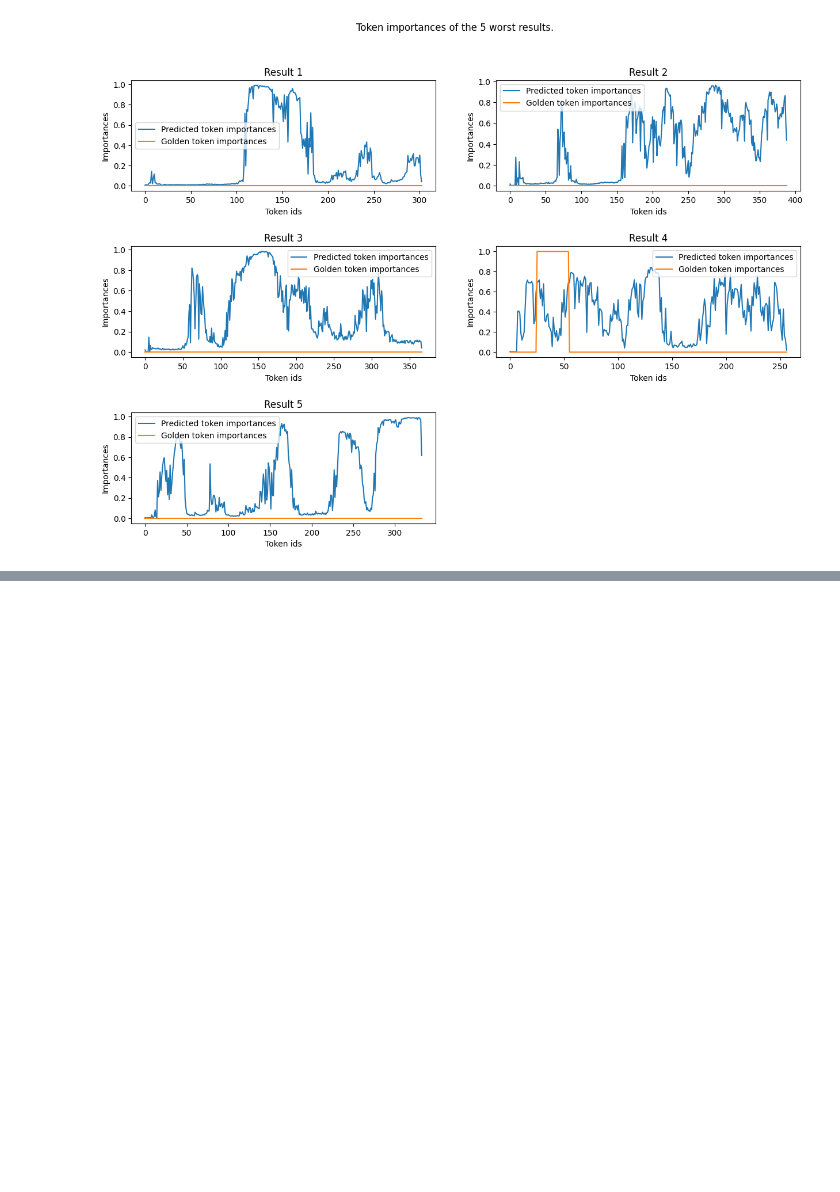
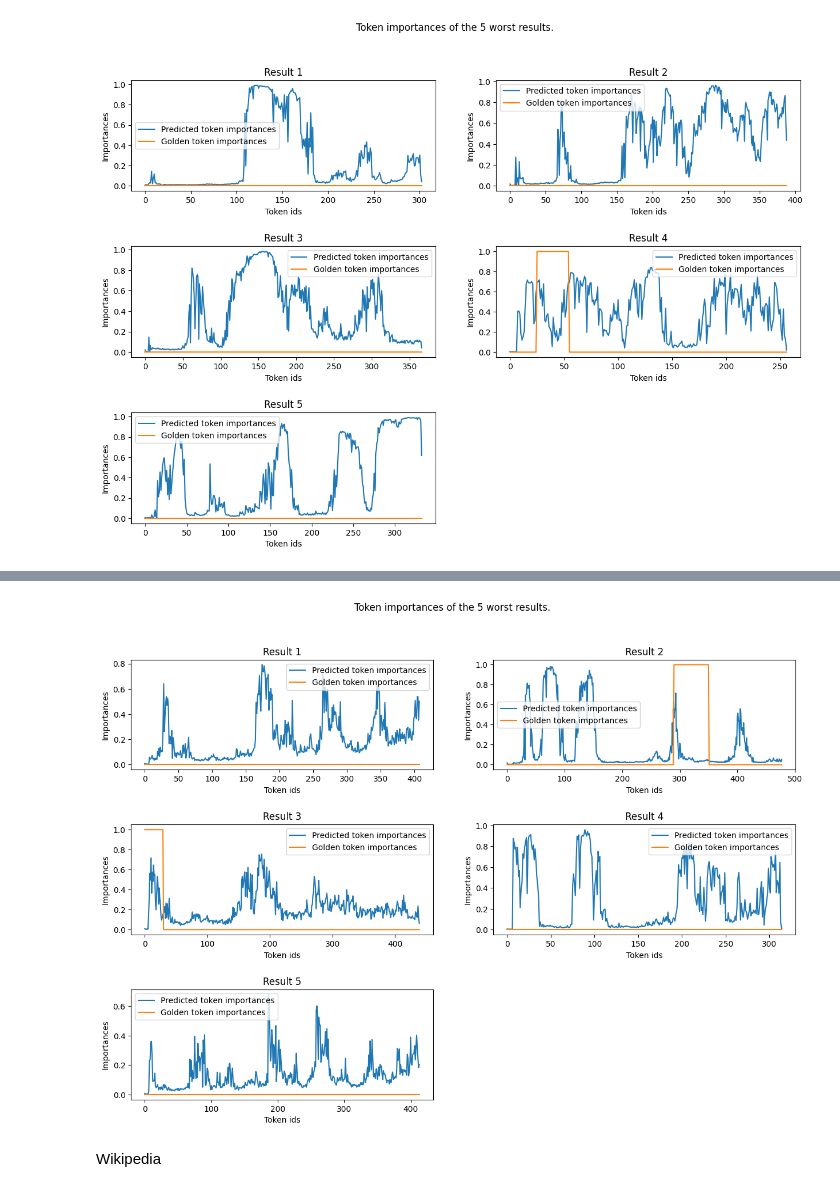
Before and after one commit to RiccardoSpolaor/Question-Answering, a Jupyter notebook: main_trainer_redone.ipynb, the cells around one changed output, grey strips where cells are left out. Cells and saved outputs as stored; diff of their text form; code cells hidden in the pictures; blank space fills up the shorter version.

```diff
--- a/main_trainer_redone.ipynb
+++ b/main_trainer_redone.ipynb
@@ -674,0 +946,6 @@ plot_token_importances('wikipedia', sources_statistics_dict, model)
+# %%
+plot_token_importances('race', sources_statistics_dict, best_M2, use_history=use_history_M2)
+# %% [output]
+[figure, added]
+# %% [markdown]
+Wikipedia
```
Also changed, not shown: parts of 48 cells of this notebook, 3 other files.
